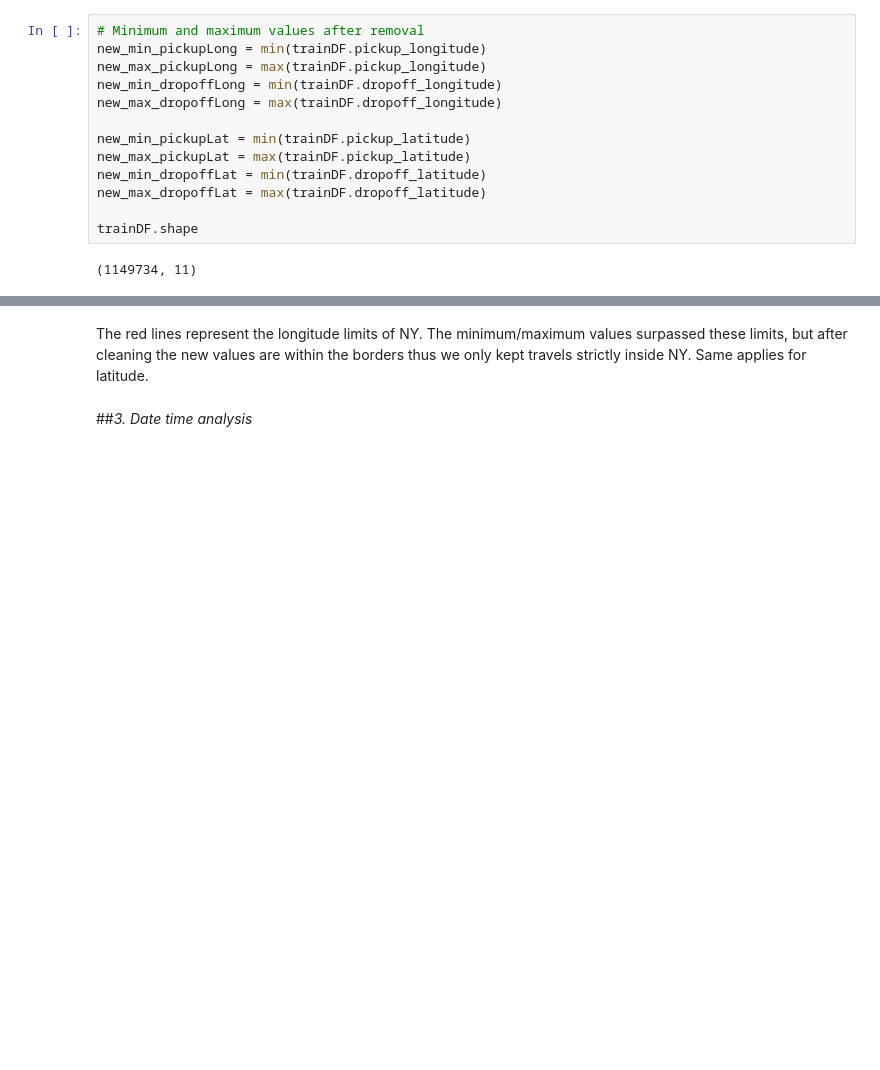
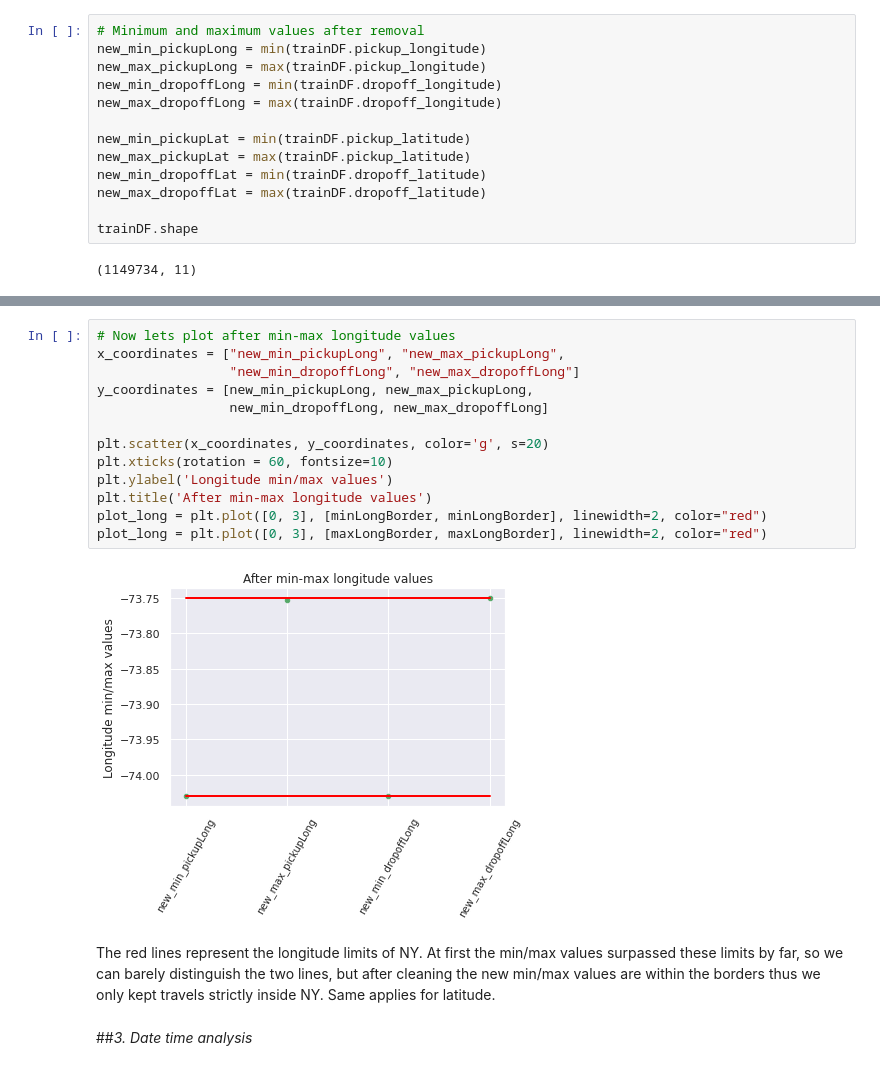
Before and after one commit to EliasEconomou/DataMining2-Travel-Time-Prediction, a Jupyter notebook: DataMining2_Travel_Time_Prediction.ipynb, the cells around one changed output, grey strips where cells are left out. Saved outputs shown, nothing was run; the diff lists cells and outputs as text; blank space fills up the shorter version.

```diff
--- a/DataMining2_Travel_Time_Prediction.ipynb
+++ b/DataMining2_Travel_Time_Prediction.ipynb
@@ -231,5 +234,20 @@ plot_long = plt.plot([0, 7], [maxLongBorder, maxLongBorder], linewidth=2, color=
+# %%
+# Now lets plot after min-max longitude values
+x_coordinates = ["new_min_pickupLong", "new_max_pickupLong",
+                 "new_min_dropoffLong", "new_max_dropoffLong"]
+y_coordinates = [new_min_pickupLong, new_max_pickupLong,
+                 new_min_dropoffLong, new_max_dropoffLong]
+
+plt.scatter(x_coordinates, y_coordinates, color='g', s=20)
+plt.xticks(rotation = 60, fontsize=10)
+plt.ylabel('Longitude min/max values')
+plt.title('After min-max longitude values')
+plot_long = plt.plot([0, 3], [minLongBorder, minLongBorder], linewidth=2, color="red")
+plot_long = plt.plot([0, 3], [maxLongBorder, maxLongBorder], linewidth=2, color="red")
+# %% [output]
+[figure, added]
 # %% [markdown]
-The red lines represent the longitude limits of NY. The minimum/maximum values surpassed these limits, but after cleaning the new values are within the borders thus we only kept travels strictly inside NY. Same applies for latitude.
+The red lines represent the longitude limits of NY. At first the min/max values surpassed these limits by far, so we can barely distinguish the two lines, but after cleaning the new min/max values are within the borders thus we only kept travels strictly inside NY. Same applies for latitude.
 # %% [markdown]
 ##*3. Date time analysis*
 # %% [markdown]
```
Also changed, not shown: parts of 24 cells of this notebook.
